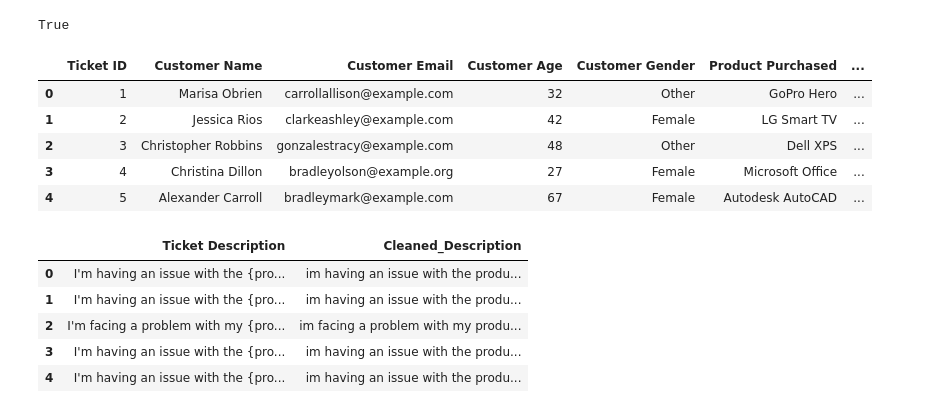
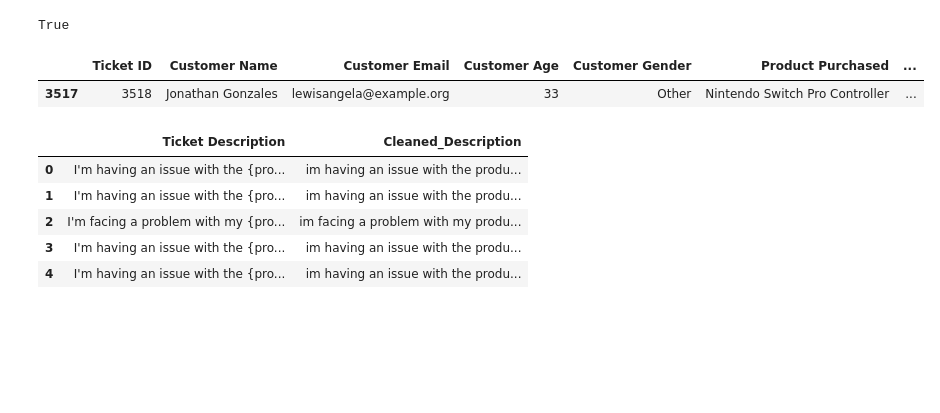
Before and after one commit to KishanBouri/Customer-Satisfaction-Prediction, a Jupyter notebook: notebooks/01_sentiment_analysis.ipynb, the cells around one changed output. Saved outputs shown, nothing was run; the diff lists cells and outputs as text; code cells hidden in the pictures; blank space fills up the shorter version.

```diff
--- a/notebooks/01_sentiment_analysis.ipynb
+++ b/notebooks/01_sentiment_analysis.ipynb
@@ -25,23 +125,18 @@ Successfully installed nltk-3.9.1 regex-2024.11.6 textblob-0.19.0
 [nltk_data]   Unzipping tokenizers\punkt.zip.
 True
 # %%
-#  Step 1: Load Data
+
 import pandas as pd
 import string
 from textblob import TextBlob
 import matplotlib.pyplot as plt
 import seaborn as sns
 
-# Load dataset
 df = pd.read_csv("../data/raw/customer_support_tickets.csv")
-df.head()
+df.sample()
 # %% [output]
 |  | Ticket ID | Customer Name | Customer Email | Customer Age | Customer Gender | Product Purchased | ... |
-| 0 | 1 | Marisa Obrien | carrollallison@example.com | 32 | Other | GoPro Hero | ... |
-| 1 | 2 | Jessica Rios | clarkeashley@example.com | 42 | Female | LG Smart TV | ... |
-| 2 | 3 | Christopher Robbins | gonzalestracy@example.com | 48 | Other | Dell XPS | ... |
-| 3 | 4 | Christina Dillon | bradleyolson@example.org | 27 | Female | Microsoft Office | ... |
-| 4 | 5 | Alexander Carroll | bradleymark@example.com | 67 | Female | Autodesk AutoCAD | ... |
+| 3517 | 3518 | Jonathan Gonzales | lewisangela@example.org | 33 | Other | Nintendo Switch Pro Controller | ... |
 # %%
 #  Step 2: Preprocess Text (lowercase + remove punctuation)
 def simple_clean(text):
```
Also changed, not shown: parts of 14 cells of this notebook, 1 other file.
